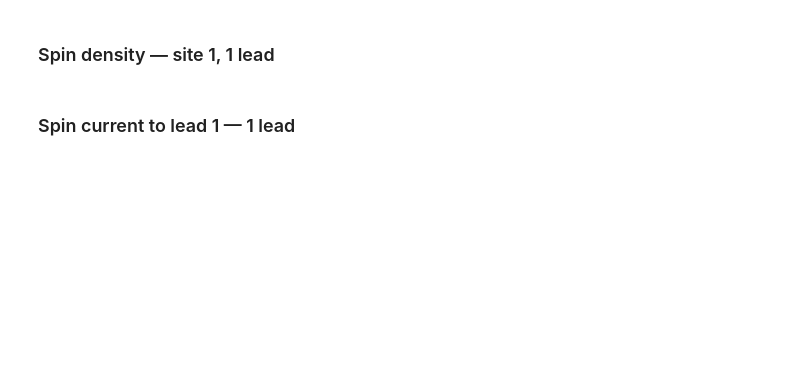
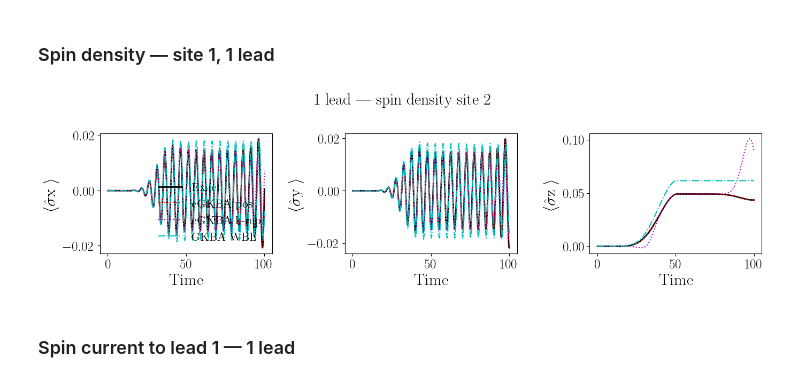
Before and after one commit to Jalil199/GKBA, a Jupyter notebook: notebooks/krylov_comparison.ipynb, the cells around one changed output. Drawn from its saved outputs; the diff is of its cells as text; code cells hidden in the pictures; blank space fills up the shorter version.

```diff
--- a/notebooks/krylov_comparison.ipynb
+++ b/notebooks/krylov_comparison.ipynb
@@ -277,19 +414,23 @@ println("Done.")
 # %%
 xlabels = ["x", "y", "z"]
 site = 2
 
 fig, axs = plt.subplots(1, 3, figsize=(14, 4), sharey=false)
 for (ix, ax) in enumerate(axs)
     ax.plot(ts, sd_ex1[:, site, ix],  "k-",  lw=2,   label="Exact")
-    ax.plot(ts, sd_gk1[:, site, ix],  "b--", lw=1.5, label="GKBA pos")
+    #ax.plot(ts, sd_gk1[:, site, ix],  "b--", lw=1.5, label="GKBA pos")
     ax.plot(ts, sd_eg1[:, site, ix],  "r:",  lw=1.5, label="eGKBA pos")
-    ax.plot(ts, sd_gkk1[:, site, ix], "g-.", lw=1.5, label="GKBA k-rep")
+    #ax.plot(ts, sd_gkk1[:, site, ix], "g-.", lw=1.5, label="GKBA k-rep")
     ax.plot(ts, sd_egk1[:, site, ix], "m:",  lw=1.5, label="eGKBA k-rep")
-    ax.set_xlabel(L"t")
+    ax.plot(ts, sd_wbl1[:, site, ix], "c-.", lw=1.5, label="GKBA WBL")
+    ax.set_xlabel(L"\rm{Time}")
+    ax.set_ylabel(L"\langle\rm{\hat \sigma}" * "$(xlabels[ix]) " * L"\rangle")
     ix == 1 && ax.legend(frameon=false)
 end
 fig.suptitle("1 lead \u2014 spin density site $(site)")
 plt.tight_layout()
+# %% [output]
+[figure, added]
 # %% [markdown]
 ### Spin current to lead 1 — 1 lead
 # %%
```
Also changed, not shown: parts of 17 cells of this notebook, 3 other files.
